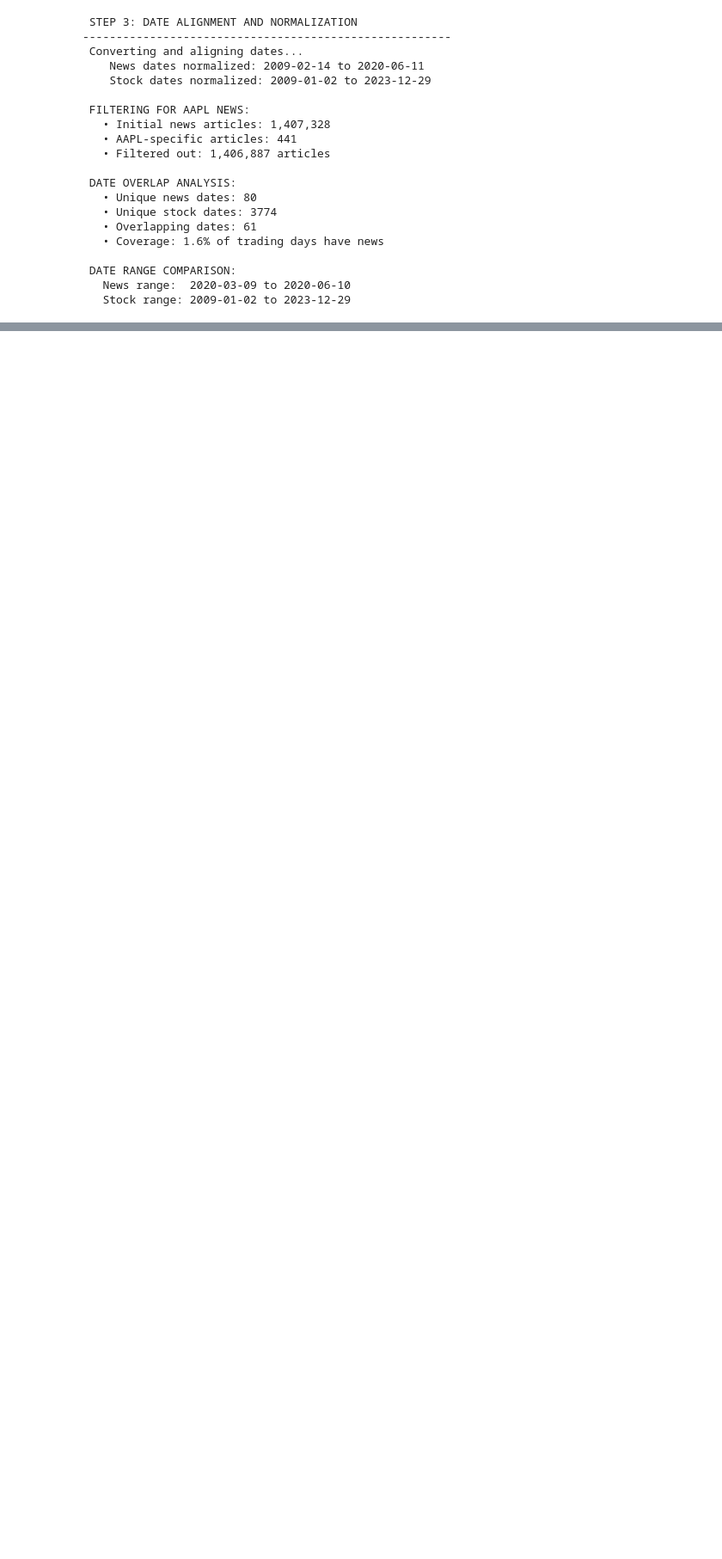
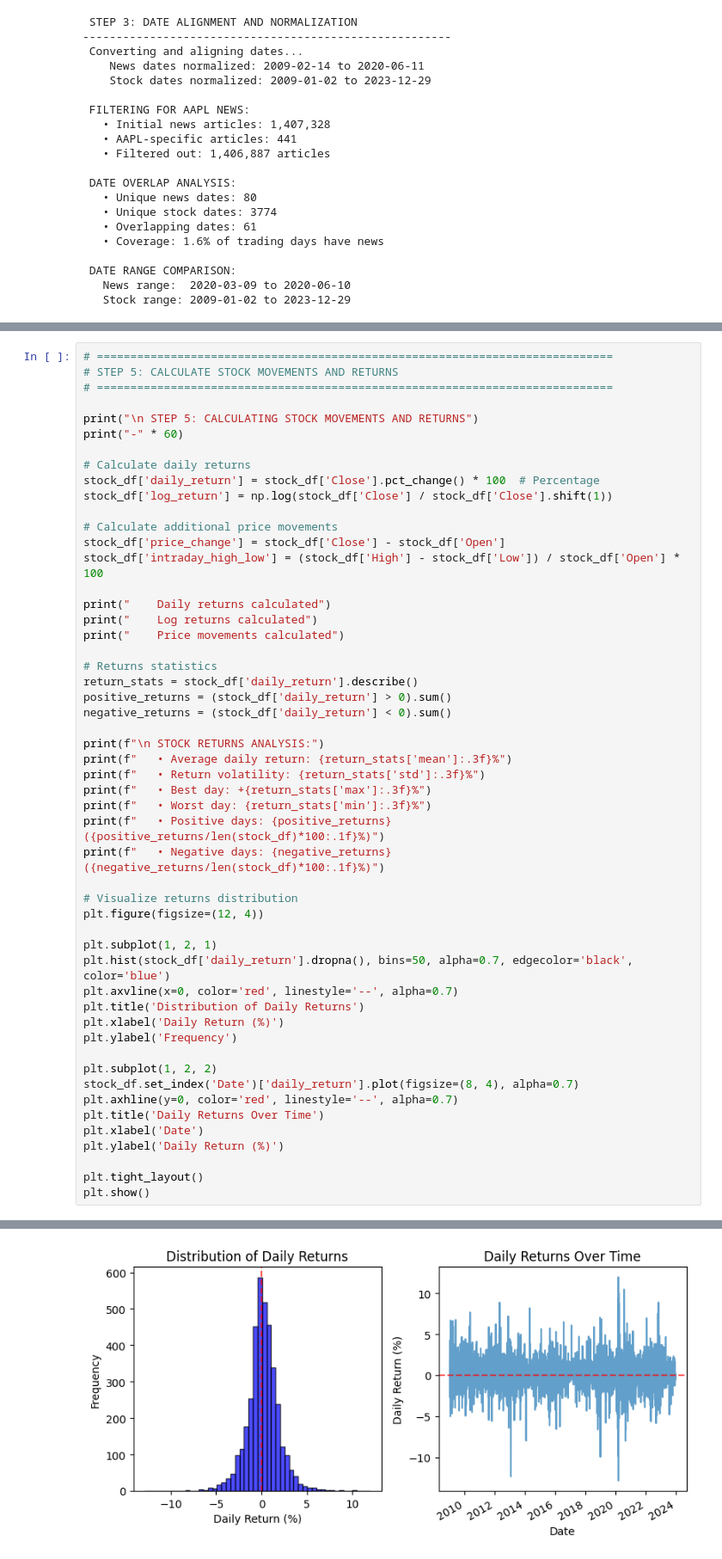
Before and after one commit to TsegayIS122123/news-sentiment-stocks-prediction-week1, a Jupyter notebook: notebooks/03_correlation_analysis.ipynb, the cells around one changed output, grey strips where cells are left out. Shown at 86% size. Drawn from its saved outputs; the diff is of its cells as text; blank space fills up the shorter version.

```diff
--- a/notebooks/03_correlation_analysis.ipynb
+++ b/notebooks/03_correlation_analysis.ipynb
@@ -193,0 +277,53 @@ print(f"   Stock range: {min(stock_dates)} to {max(stock_dates)}")
+# %%
+# =============================================================================
+# STEP 5: CALCULATE STOCK MOVEMENTS AND RETURNS
+# =============================================================================
+
+print("\n STEP 5: CALCULATING STOCK MOVEMENTS AND RETURNS")
+print("-" * 60)
+
+# Calculate daily returns
+stock_df['daily_return'] = stock_df['Close'].pct_change() * 100  # Percentage
+stock_df['log_return'] = np.log(stock_df['Close'] / stock_df['Close'].shift(1))
+
+# Calculate additional price movements
+stock_df['price_change'] = stock_df['Close'] - stock_df['Open']
+stock_df['intraday_high_low'] = (stock_df['High'] - stock_df['Low']) / stock_df['Open'] * 100
+
+print("    Daily returns calculated")
+print("    Log returns calculated")
+print("    Price movements calculated")
+
+# Returns statistics
+return_stats = stock_df['daily_return'].describe()
+positive_returns = (stock_df['daily_return'] > 0).sum()
+negative_returns = (stock_df['daily_return'] < 0).sum()
+
+print(f"\n STOCK RETURNS ANALYSIS:")
+print(f"   • Average daily return: {return_stats['mean']:.3f}%")
+print(f"   • Return volatility: {return_stats['std']:.3f}%")
+print(f"   • Best day: +{return_stats['max']:.3f}%")
+print(f"   • Worst day: {return_stats['min']:.3f}%")
+print(f"   • Positive days: {positive_returns} ({positive_returns/len(stock_df)*100:.1f}%)")
+print(f"   • Negative days: {negative_returns} ({negative_returns/len(stock_df)*100:.1f}%)")
+
+# Visualize returns distribution
+plt.figure(figsize=(12, 4))
+
+plt.subplot(1, 2, 1)
+plt.hist(stock_df['daily_return'].dropna(), bins=50, alpha=0.7, edgecolor='black', color='blue')
+plt.axvline(x=0, color='red', linestyle='--', alpha=0.7)
+plt.title('Distribution of Daily Returns')
+plt.xlabel('Daily Return (%)')
+plt.ylabel('Frequency')
+
+plt.subplot(1, 2, 2)
+stock_df.set_index('Date')['daily_return'].plot(figsize=(8, 4), alpha=0.7)
+plt.axhline(y=0, color='red', linestyle='--', alpha=0.7)
+plt.title('Daily Returns Over Time')
+plt.xlabel('Date')
+plt.ylabel('Daily Return (%)')
+
+plt.tight_layout()
+plt.show()
+# %% [output]
@@ -193,0 +343 @@ print(f"   Stock range: {min(stock_dates)} to {max(stock_dates)}")
+[figure, added]
```
Also changed, not shown: parts of 7 cells of this notebook.
